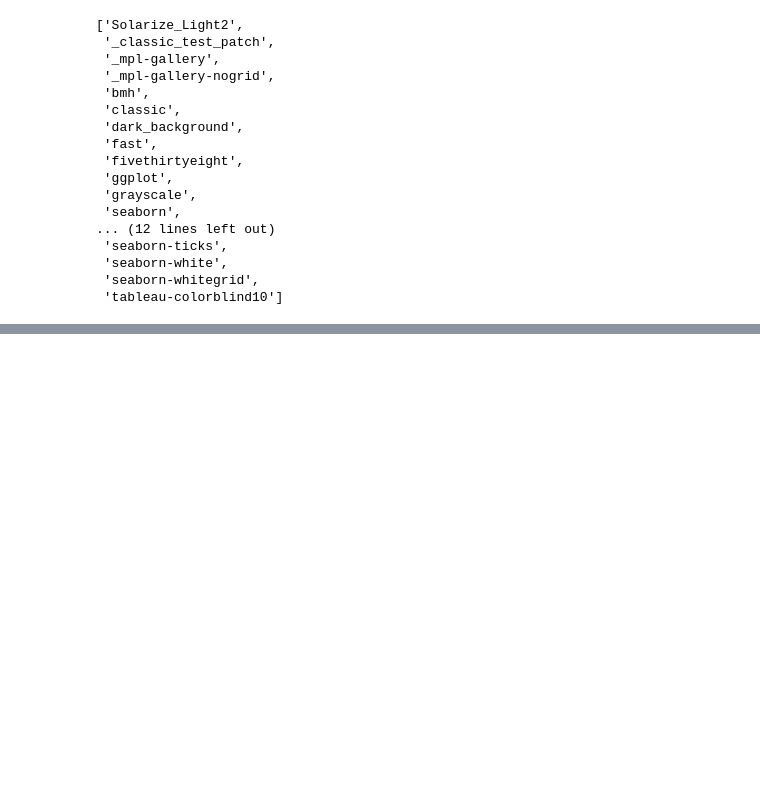
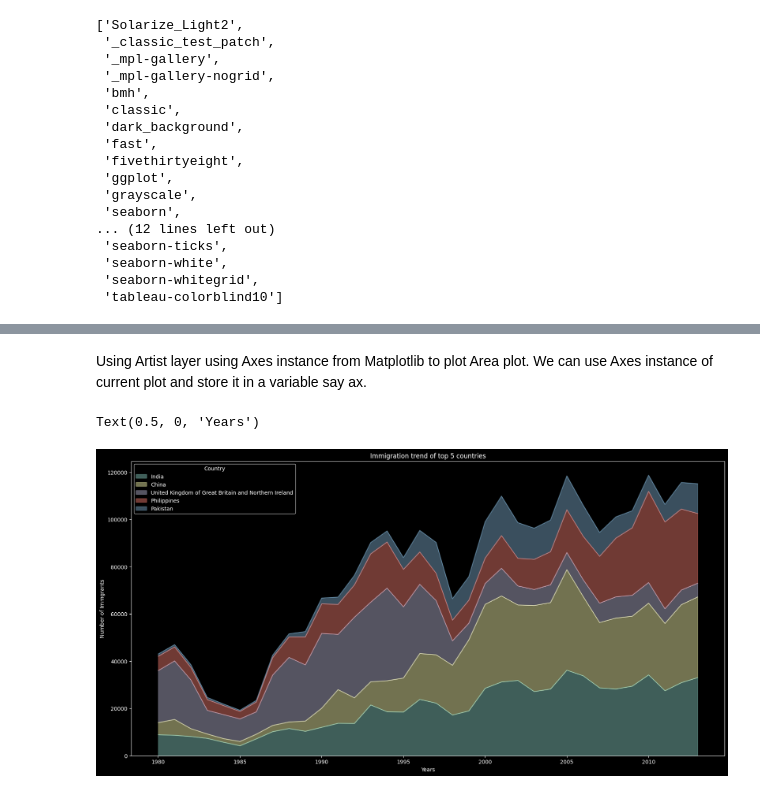
Before and after one commit to Mohwit/Data-Visualization, a Jupyter notebook: AreaPlot_Histogram_BarChart.ipynb, the cells around one changed output, grey strips where cells are left out. Drawn from its saved outputs; the diff is of its cells as text; code cells hidden in the pictures; blank space fills up the shorter version.

```diff
--- a/AreaPlot_Histogram_BarChart.ipynb
+++ b/AreaPlot_Histogram_BarChart.ipynb
@@ -199,0 +244,17 @@ mpl.style.use('dark_background')
+# %% [markdown]
+Using Artist layer using Axes instance from Matplotlib to plot Area plot. </br>
+We can use Axes instance of current plot and store it in a variable say ax.
+# %%
+#plotting the stacked area plot using Artist layer
+ax = df_top5.plot(
+    kind = 'area',
+    alpha = .45,
+    figsize=(20, 10)
+)
+
+ax.set_title('Immigration trend of top 5 countries')
+ax.set_ylabel('Number of Immgrants')
+ax.set_xlabel('Years')
+# %% [output]
+Text(0.5, 0, 'Years')
+[figure, added]
```
Also changed, not shown: parts of 8 cells of this notebook.
